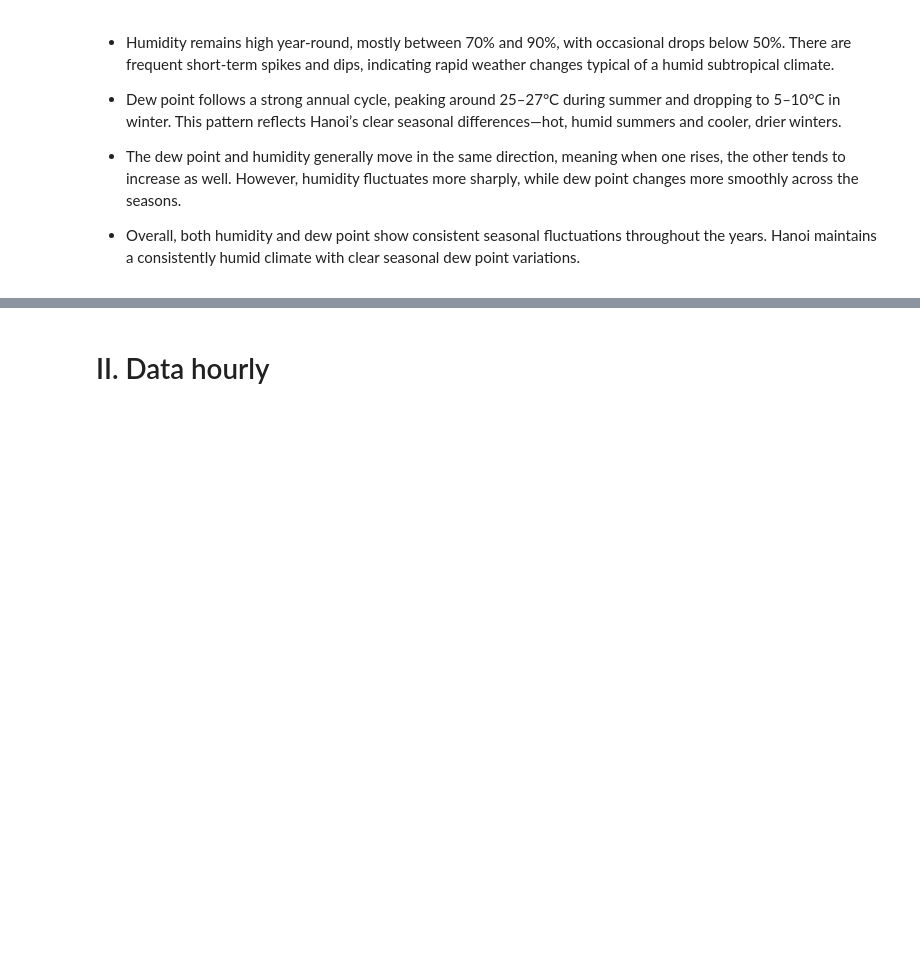
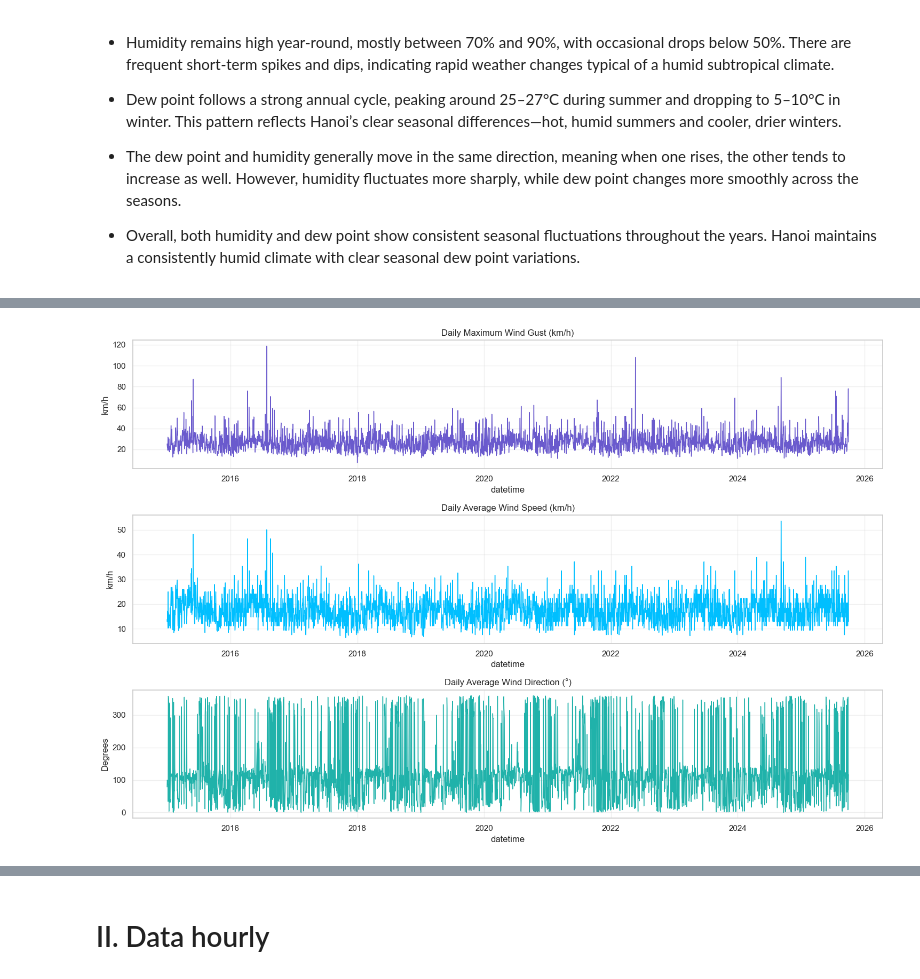
Before and after one commit to tungvoi38/Machine_Learning_Group_3, a Jupyter notebook: temperature_prediction_Hanoi/notebooks/01-data_understanding.ipynb, the cells around one changed output, grey strips where cells are left out. Cells and saved outputs as stored; diff of their text form; code cells hidden in the pictures; blank space fills up the shorter version.

```diff
--- a/temperature_prediction_Hanoi/notebooks/01-data_understanding.ipynb
+++ b/temperature_prediction_Hanoi/notebooks/01-data_understanding.ipynb
@@ -184,0 +316,28 @@ plt.show()
+# %%
+plt.figure(figsize=(15, 10))
+
+# 1️⃣ Wind gusts (tốc độ gió giật cực đại)
+plt.subplot(3, 1, 1)
+sns.lineplot(x='datetime', y='windgust', data=df_daily, color='slateblue', linewidth=1)
+plt.title("Daily Maximum Wind Gust (km/h)", fontsize=12)
+plt.ylabel("km/h")
+plt.grid(alpha=0.3)
+
+# 2️⃣ Wind speed (tốc độ gió trung bình)
+plt.subplot(3, 1, 2)
+sns.lineplot(x='datetime', y='windspeed', data=df_daily, color='deepskyblue', linewidth=1)
+plt.title("Daily Average Wind Speed (km/h)", fontsize=12)
+plt.ylabel("km/h")
+plt.grid(alpha=0.3)
+
+# 3️⃣ Wind direction (hướng gió trung bình)
+plt.subplot(3, 1, 3)
+sns.lineplot(x='datetime', y='winddir', data=df_daily, color='lightseagreen', linewidth=1)
+plt.title("Daily Average Wind Direction (°)", fontsize=12)
+plt.ylabel("Degrees")
+plt.grid(alpha=0.3)
+
+plt.tight_layout()
+plt.show()
+# %% [output]
+[figure, added]
```
Also changed, not shown: parts of 28 cells of this notebook.
